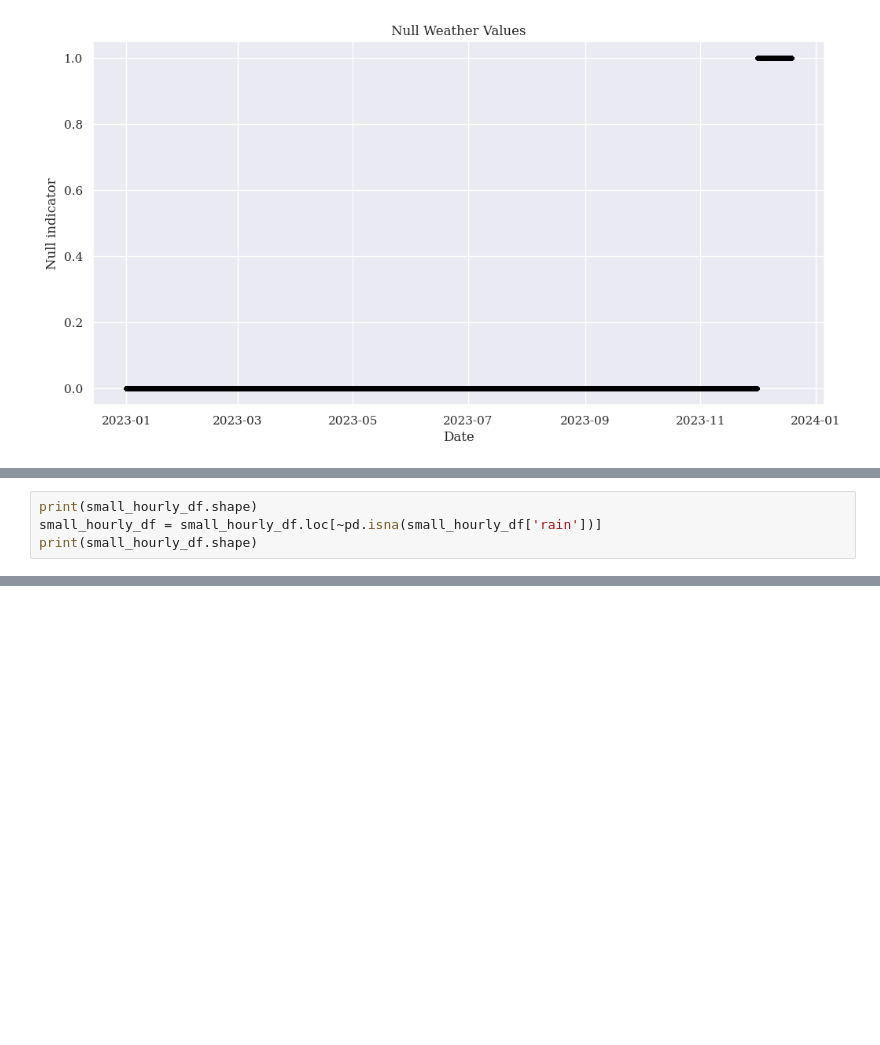
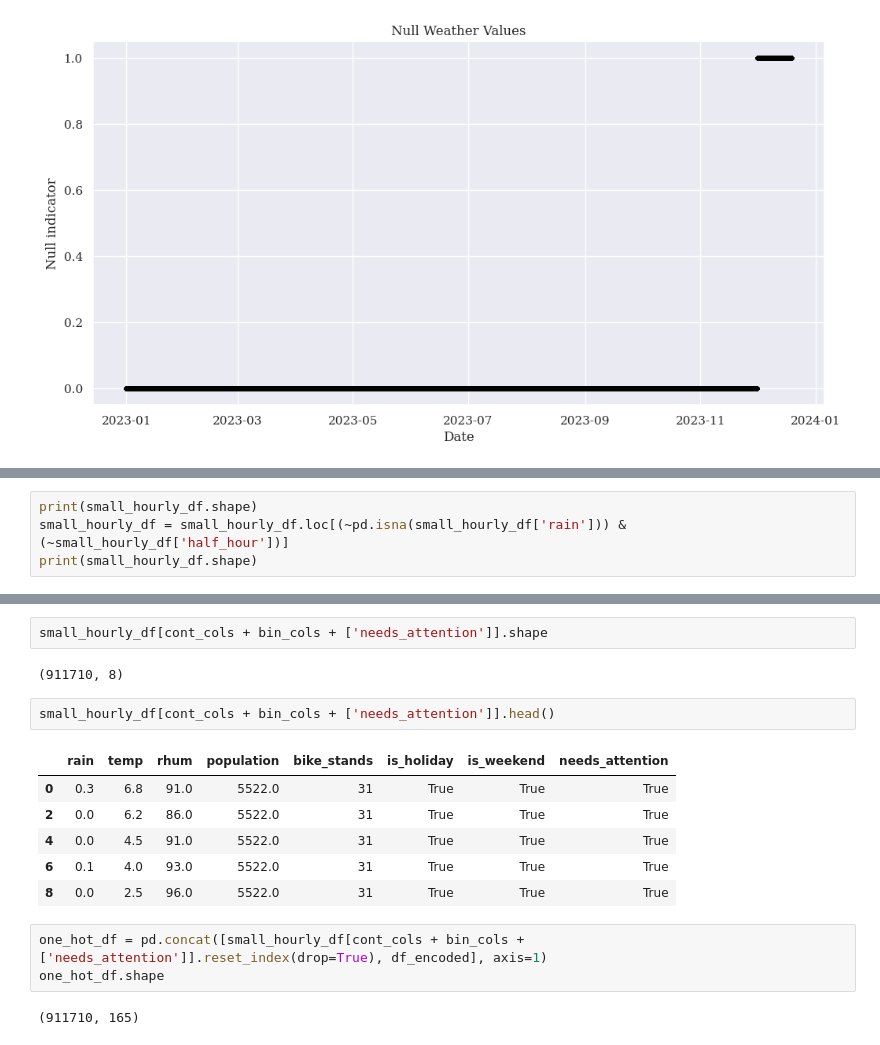
Before and after one commit to step-hen-burke/CA2, a Jupyter notebook: 3_rental_prediction.ipynb, the cells around one changed output, grey strips where cells are left out. Saved outputs shown, nothing was run; the diff lists cells and outputs as text; blank space fills up the shorter version.

```diff
--- a/3_rental_prediction.ipynb
+++ b/3_rental_prediction.ipynb
@@ -272,6 +277,6 @@ All of the null values are towards the end of the time series - indicating that
 # %%
 print(small_hourly_df.shape)
-small_hourly_df = small_hourly_df.loc[~pd.isna(small_hourly_df['rain'])]
+small_hourly_df = small_hourly_df.loc[(~pd.isna(small_hourly_df['rain'])) & (~small_hourly_df['half_hour'])]
 print(small_hourly_df.shape)
 # %% [output]
 (1921575, 29)
@@ -298,0 +315,18 @@ one_hot_df.drop(columns=cat_cols+['date'], inplace=True)
+# %%
+small_hourly_df[cont_cols + bin_cols + ['needs_attention']].shape
+# %% [output]
+(911710, 8)
+# %%
+small_hourly_df[cont_cols + bin_cols + ['needs_attention']].head()
+# %% [output]
+|  | rain | temp | rhum | population | bike_stands | is_holiday | is_weekend | needs_attention |
+| 0 | 0.3 | 6.8 | 91.0 | 5522.0 | 31 | True | True | True |
+| 2 | 0.0 | 6.2 | 86.0 | 5522.0 | 31 | True | True | True |
+| 4 | 0.0 | 4.5 | 91.0 | 5522.0 | 31 | True | True | True |
+| 6 | 0.1 | 4.0 | 93.0 | 5522.0 | 31 | True | True | True |
+| 8 | 0.0 | 2.5 | 96.0 | 5522.0 | 31 | True | True | True |
+# %%
+one_hot_df = pd.concat([small_hourly_df[cont_cols + bin_cols + ['needs_attention']].reset_index(drop=True), df_encoded], axis=1)
+one_hot_df.shape
+# %% [output]
+(911710, 165)
```
Also changed, not shown: parts of 14 cells of this notebook, 2 other files.
